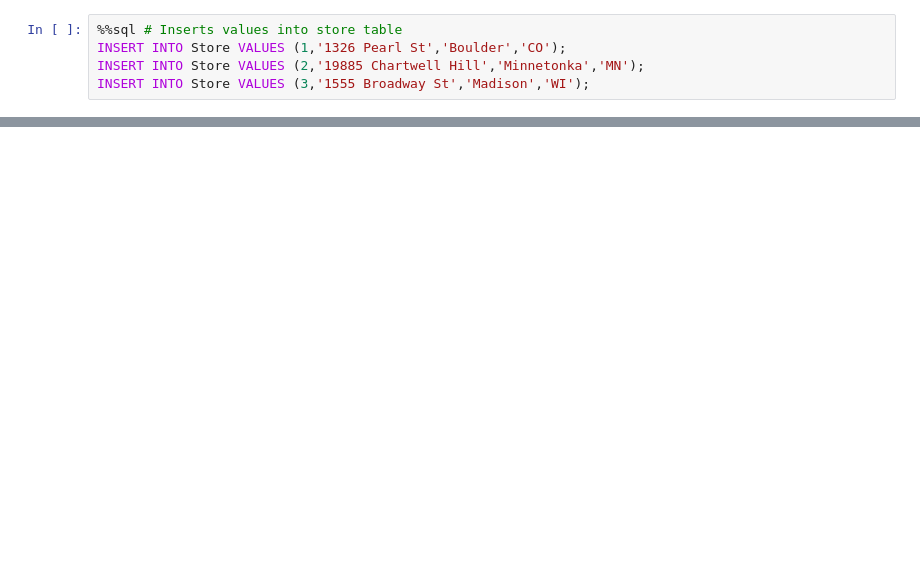
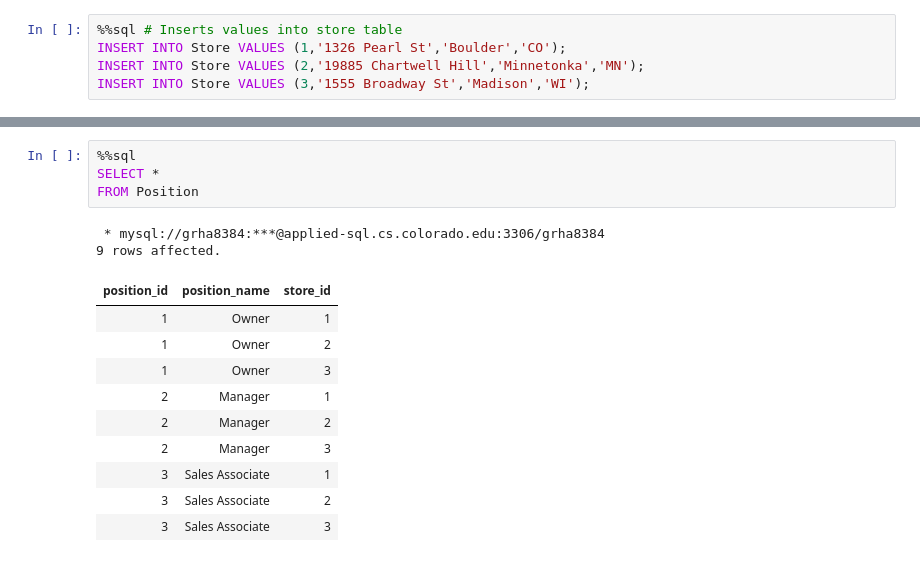
Before and after one commit to GrantHGR/Database_Project, a Jupyter notebook: project_tables.ipynb, the cells around one changed output, grey strips where cells are left out. Cells and saved outputs as stored; diff of their text form; blank space fills up the shorter version.

```diff
--- a/project_tables.ipynb
+++ b/project_tables.ipynb
@@ -205,0 +226,17 @@ DROP TABLE Position
+# %%
+%%sql
+SELECT *
+FROM Position
+# %% [output]
+ * mysql://grha8384:***@applied-sql.cs.colorado.edu:3306/grha8384
+9 rows affected.
+| position_id | position_name | store_id |
+| 1 | Owner | 1 |
+| 1 | Owner | 2 |
+| 1 | Owner | 3 |
+| 2 | Manager | 1 |
+| 2 | Manager | 2 |
+| 2 | Manager | 3 |
+| 3 | Sales Associate | 1 |
+| 3 | Sales Associate | 2 |
+| 3 | Sales Associate | 3 |
```
Also changed, not shown: parts of 25 cells of this notebook.
